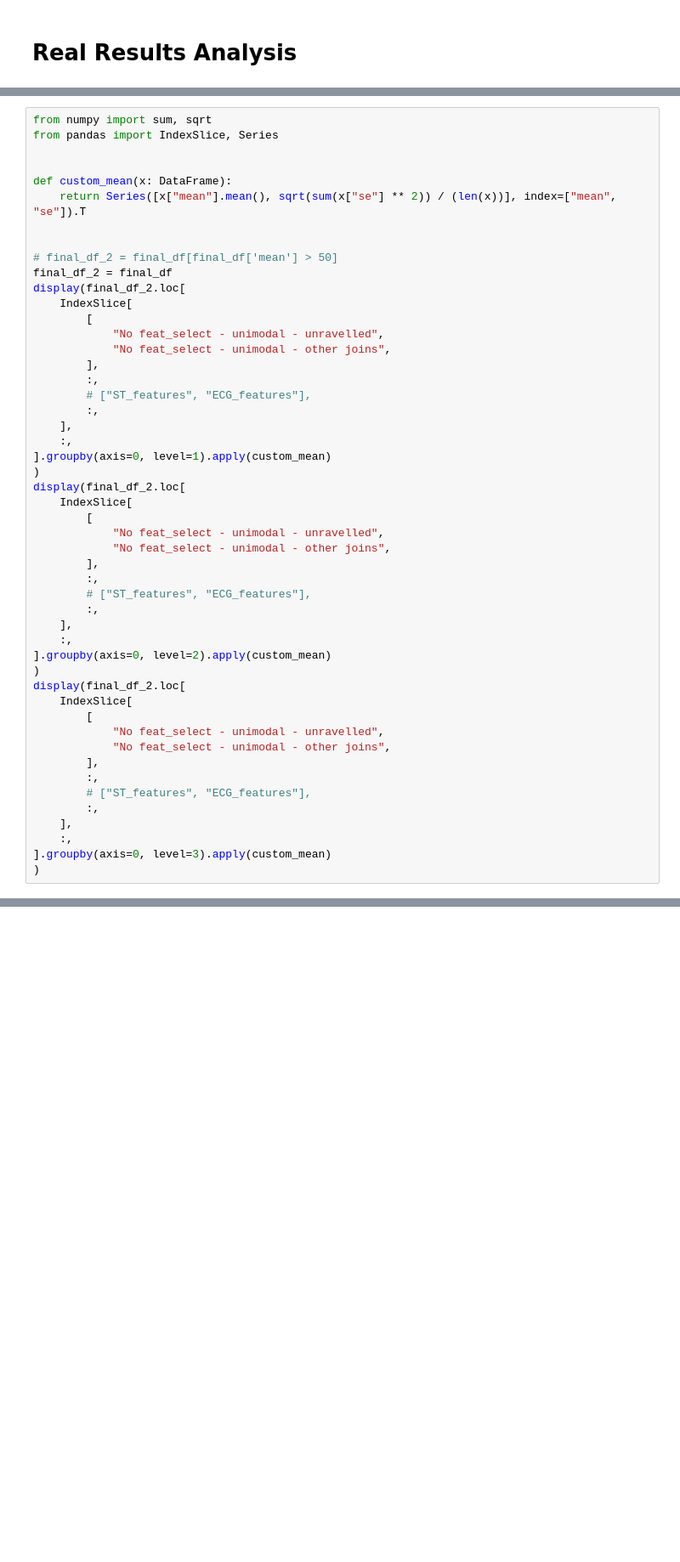
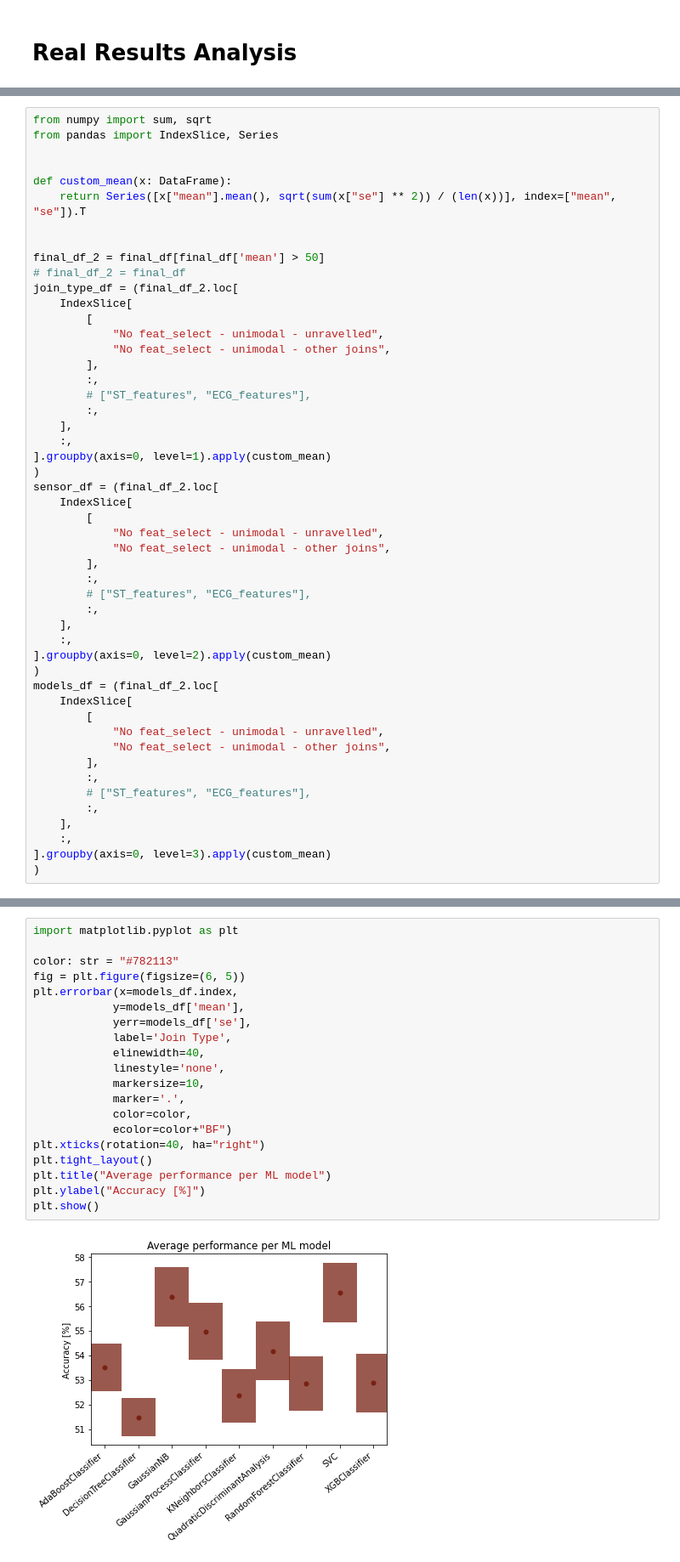
Before and after one commit to LeonardoAlchieri/MUSE, a Jupyter notebook: notebooks/results-analysis.ipynb, the cells around one changed output, grey strips where cells are left out. Shown at 85% size. Drawn from its saved outputs; the diff is of its cells as text; blank space fills up the shorter version.

```diff
--- a/notebooks/results-analysis.ipynb
+++ b/notebooks/results-analysis.ipynb
@@ -302,9 +318,9 @@ def custom_mean(x: DataFrame):
     return Series([x["mean"].mean(), sqrt(sum(x["se"] ** 2)) / (len(x))], index=["mean", "se"]).T
 
 
-# final_df_2 = final_df[final_df['mean'] > 50]
-final_df_2 = final_df
-display(final_df_2.loc[
+final_df_2 = final_df[final_df['mean'] > 50]
+# final_df_2 = final_df
+join_type_df = (final_df_2.loc[
     IndexSlice[
         [
             "No feat_select - unimodal - unravelled",
@@ -317,7 +333,7 @@ display(final_df_2.loc[
     :,
 ].groupby(axis=0, level=1).apply(custom_mean)
 )
-display(final_df_2.loc[
+sensor_df = (final_df_2.loc[
     IndexSlice[
         [
             "No feat_select - unimodal - unravelled",
@@ -330,7 +346,7 @@ display(final_df_2.loc[
     :,
 ].groupby(axis=0, level=2).apply(custom_mean)
 )
-display(final_df_2.loc[
+models_df = (final_df_2.loc[
     IndexSlice[
         [
             "No feat_select - unimodal - unravelled",
@@ -368,0 +389,22 @@ display(final_df_2.loc[
+# %%
+import matplotlib.pyplot as plt
+
+color: str = "#782113"
+fig = plt.figure(figsize=(6, 5))
+plt.errorbar(x=models_df.index,
+            y=models_df['mean'],
+            yerr=models_df['se'],
+            label='Join Type',
+            elinewidth=40,
+            linestyle='none',
+            markersize=10,
+            marker='.',
+            color=color,
+            ecolor=color+"BF")
+plt.xticks(rotation=40, ha="right")
+plt.tight_layout()
+plt.title("Average performance per ML model")
+plt.ylabel("Accuracy [%]")
+plt.show()
+# %% [output]
+[figure, added]
```
Also changed, not shown: parts of 4 cells of this notebook.
